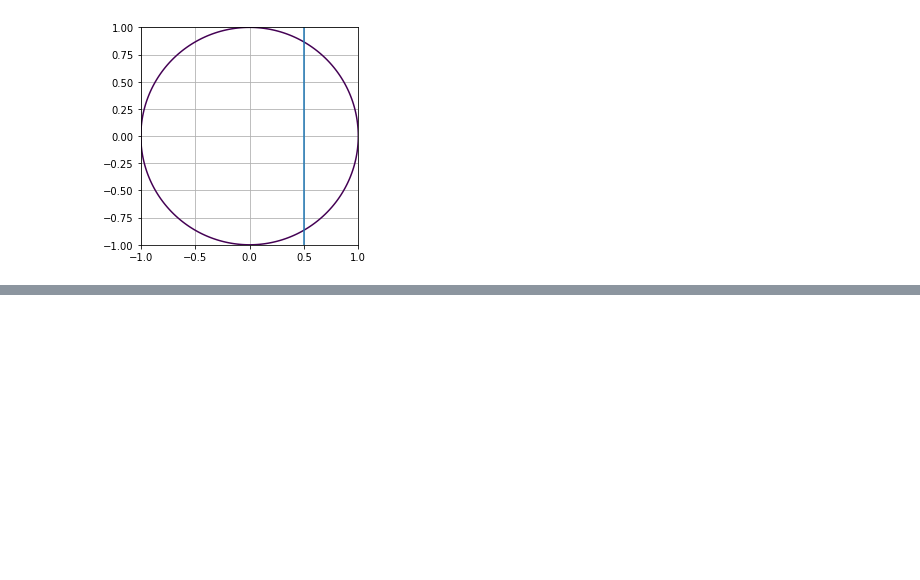
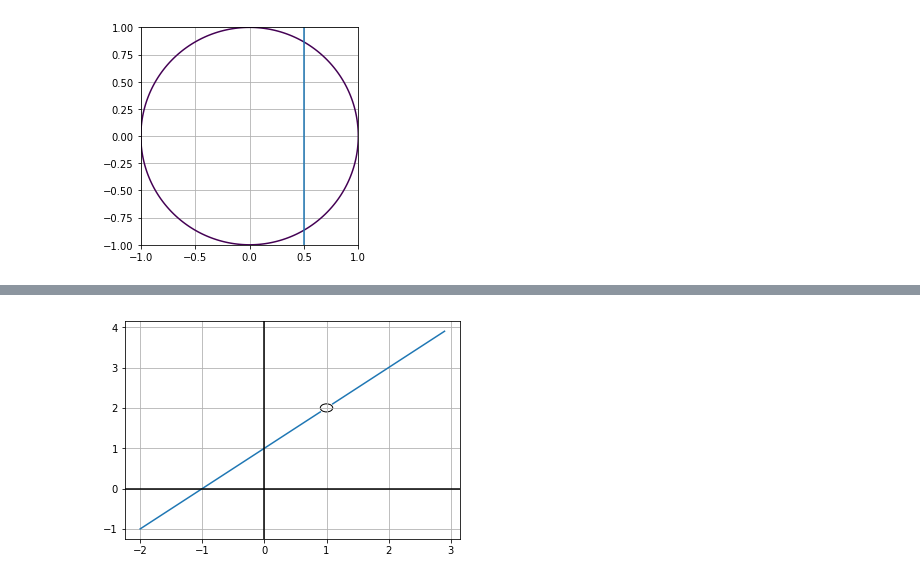
Before and after one commit to sunitdev/notes, a Jupyter notebook: notes/mathematics/calculus/single-variable-calculus.ipynb, the cells around one changed output, grey strips where cells are left out. Cells and saved outputs as stored; diff of their text form; code cells hidden in the pictures; blank space fills up the shorter version.

```diff
--- a/notes/mathematics/calculus/single-variable-calculus.ipynb
+++ b/notes/mathematics/calculus/single-variable-calculus.ipynb
@@ -148,0 +163,33 @@ The domain of $ f \circ g $ consists of the numbers $x$ in the domain of $g$ for
+# %%
+%matplotlib inline
+
+import pandas as pd
+import numpy as np
+
+import matplotlib.pyplot as plt
+
+X = pd.Series(np.arange(-2, 3, 0.1))
+Y =  (X**2 - 1) / (X - 1)
+
+# Make 2 as NA because calculation round off 1 to 1.00009
+Y[Y[Y==2].index[0]] = np.NaN
+
+# Get subplot
+fig = plt.figure()
+plot1 = fig.add_subplot(1, 1, 1)
+
+# Get circle
+circle = plt.Circle((1, 2), radius=0.1, fill=False)
+
+# Plot function and circle
+plot1.plot(X, Y)
+plot1.add_patch(circle)
+
+# Show grid
+plot1.grid()
+plot1.axvline(x=0, color='black')
+plot1.axhline(y=0, color='black')
+
+fig.show()
+# %% [output]
+[figure, added]
```
Also changed, not shown: parts of 2 cells of this notebook, 1 other file.
